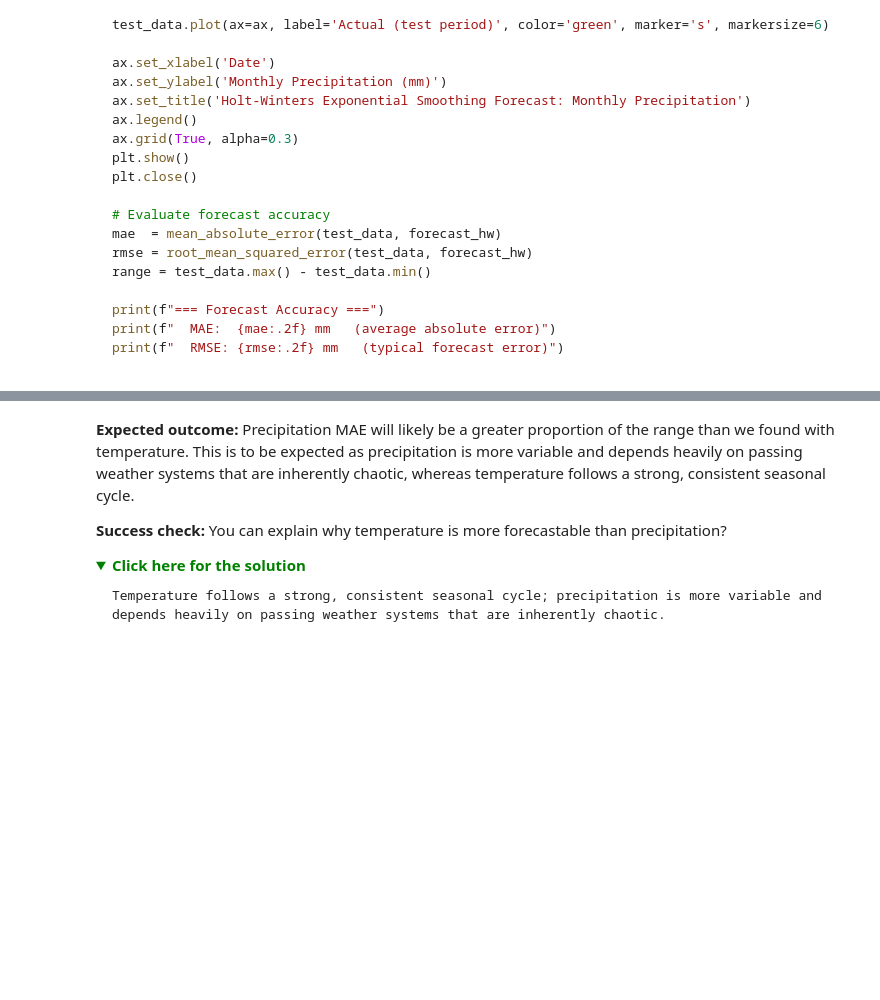
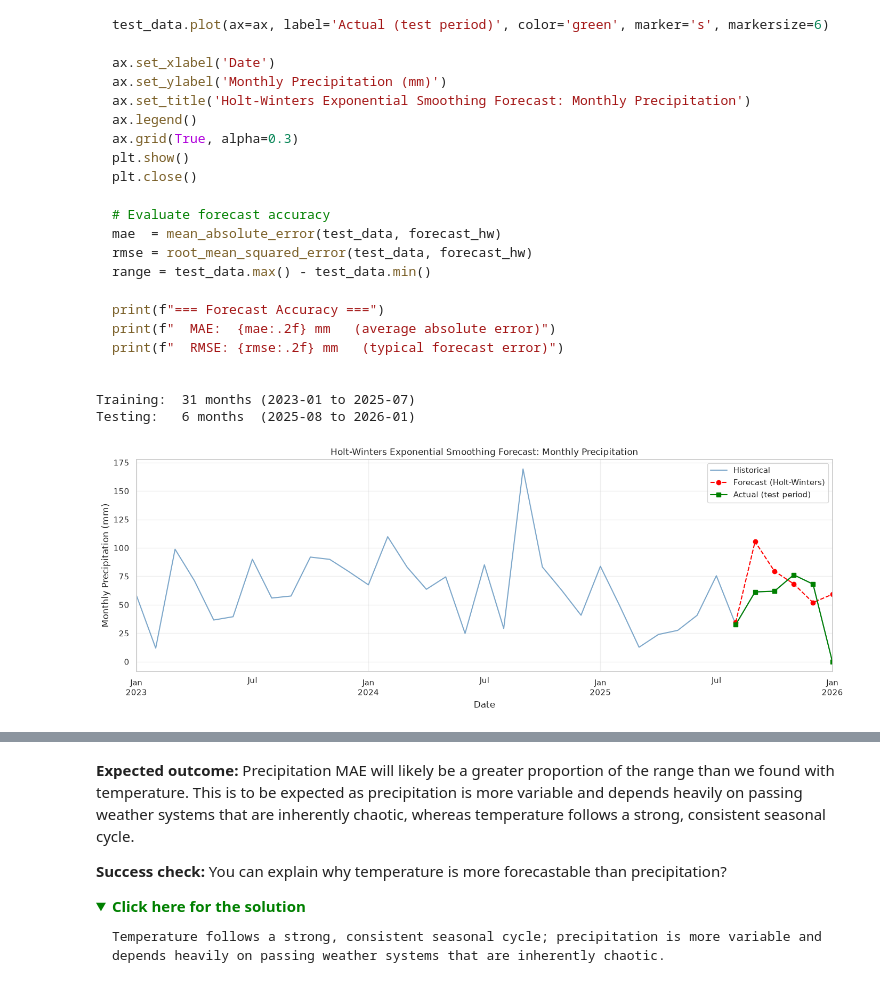
Before and after one commit to stu-mujahid754/DT401-Module-Resources, a Jupyter notebook: Week 7/DT401_Week7_Section_2.ipynb, the cells around one changed output, grey strips where cells are left out. Saved outputs shown, nothing was run; the diff lists cells and outputs as text; code cells hidden in the pictures; folded sections open; blank space fills up the shorter version.

```diff
--- a/Week 7/DT401_Week7_Section_2.ipynb
+++ b/Week 7/DT401_Week7_Section_2.ipynb
@@ -829,3 +880,83 @@ print(f"  RMSE: {rmse:.2f} mm   (typical forecast error)")
 </details>
 # %%
 # Your code here for the forecast monthly precipitation
+
+# Create monthly_precip
+
+monthly_precip = weather_data['precipitation'].resample('ME').sum()
+
+#Split into train (all except last 6 months) and test (last 6 months)
+
+n_test = 6
+train_data = monthly_precip.iloc[:-n_test]
+test_data  = monthly_precip.iloc[-n_test:]
+
+
+print(f"Training:  {len(train_data)} months ({train_data.index[0].strftime('%Y-%m')} to {train_data.index[-1].strftime('%Y-%m')})")
+print(f"Testing:   {len(test_data)} months  ({test_data.index[0].strftime('%Y-%m')} to {test_data.index[-1].strftime('%Y-%m')})")
+
+#Fit `ExponentialSmoothing` with `seasonal_periods=12`, `trend='add'`, `seasonal='add'`
+#Build Holt-Winters model (additive trend + additive seasonality)
+
+model_hw = ExponentialSmoothing(
+    train_data,
+    seasonal_periods=12,
+    trend='add',
+    seasonal='add'
+).fit()
+
+# Forecast the 6 test months
+
+forecast_hw = model_hw.forecast(steps=n_test)
+
+test_data_df = test_data.to_frame()  # Create a DataFrame for test data to align with forecast results
+test_data_df = test_data_df.rename(columns={'precipitation': 'Actual (mm)'})
+test_data_df['Forecast (mm)'] = forecast_hw
+test_data_df['Error (mm)'] = test_data_df['Actual (mm)'] - test_data_df['Forecast (mm)']
+
+test_data_df.style.format({"Actual (mm)": "{:.1f}",
+                           "Forecast (mm)": "{:.1f}",
+                           "Error (mm)": "{:+.1f}",
+                          }).format_index(lambda x: x.strftime("%Y-%m"), axis=0).set_caption("Holt-Winters Forecast vs Actual Precipitation")
+
+# Visualise: historical, forecast, and actual test data
+
+fig, ax = plt.subplots(figsize=(14, 5), constrained_layout=True)
+
+# Historical data
+
+monthly_precip.plot(ax=ax, label='Historical', color='steelblue', alpha=0.7)
+
+# Forecast
+
+pd.Series(forecast_hw.values, index=test_data.index, name='Forecast').plot(
+    ax=ax, label='Forecast (Holt-Winters)', color='red',
+    linestyle='--', marker='o', markersize=6)
+
+# Actual test
+
+test_data.plot(ax=ax, label='Actual (test period)', color='green', marker='s', markersize=6)
+
+ax.set_xlabel('Date')
+ax.set_ylabel('Monthly Precipitation (mm)')
+ax.set_title('Holt-Winters Exponential Smoothing Forecast: Monthly Precipitation')
+ax.legend()
+ax.grid(True, alpha=0.3)
+plt.show()
+plt.close()
+
+
+# Evaluate forecast accuracy
+mae  = mean_absolute_error(test_data, forecast_hw)
+rmse = root_mean_squared_error(test_data, forecast_hw)
+range = test_data.max() - test_data.min()
+
+
+# Print forecast accuracy
+print(f"=== Forecast Accuracy ===")
+print(f"  MAE:  {mae:.2f}mm  (average absolute error)")
+print(f"  RMSE: {rmse:.2f}mm   (typical forecast error)")
+# %% [output]
+Training:  31 months (2023-01 to 2025-07)
+Testing:   6 months  (2025-08 to 2026-01)
+[figure, added]
```
Also changed, not shown: parts of 14 cells of this notebook.
